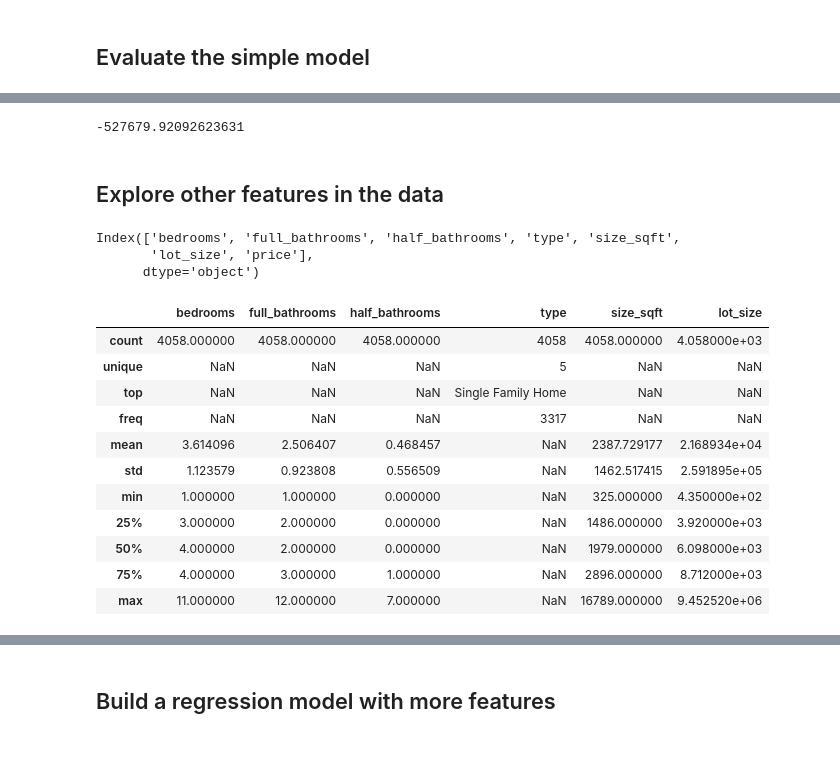
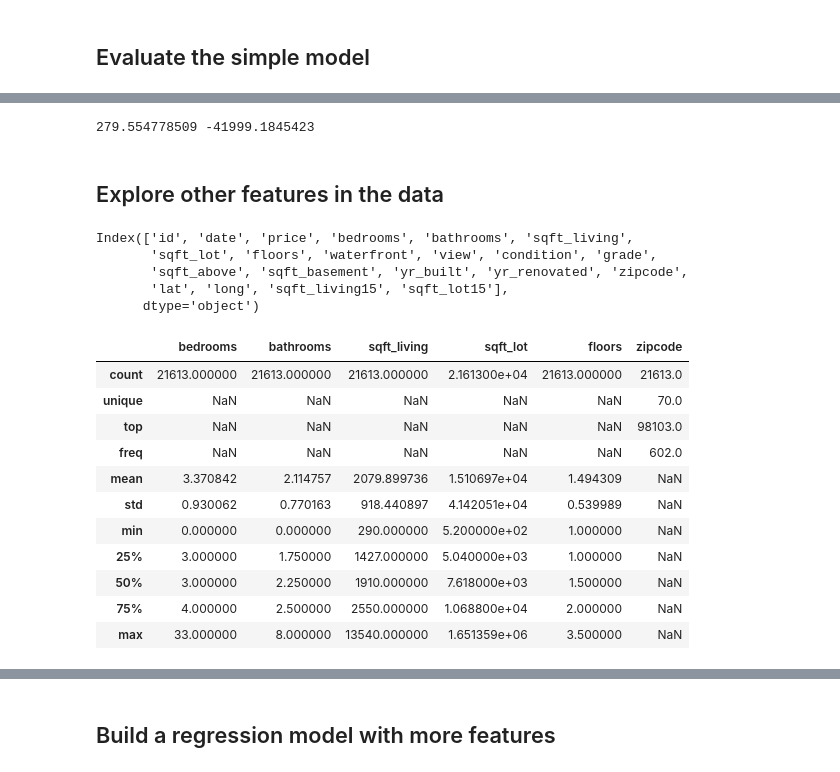
Before and after one commit to Donnyvdm/courses, a Jupyter notebook: Machine Learning Foundations/1 A Case Study Approach/Week 2/Predicting House Prices.ipynb, the cells around one changed output, grey strips where cells are left out. Drawn from its saved outputs; the diff is of its cells as text; code cells hidden in the pictures.

```diff
--- a/Machine Learning Foundations/1 A Case Study Approach/Week 2/Predicting House Prices.ipynb
+++ b/Machine Learning Foundations/1 A Case Study Approach/Week 2/Predicting House Prices.ipynb
@@ -23,2 +17,2 @@ plt.style.use = 'default'
 # %%
-houses = pd.read_csv("realtor_importio_cleaned.csv").dropna()
+sales = pd.read_csv("../data/home_data.csv")
@@ -33,0 +56,3 @@ houses.head()
+# %%
+sales['date'] = pd.to_datetime(sales['date'])
+sales['zipcode'] = sales['zipcode'].astype('category')
@@ -104,12 +131,14 @@ array([ 363.1397523])
-# %%
-sqft_model.intercept_
-# %% [output]
--527679.92092623631
+# %%
+print(sqft_model.coef_[0], sqft_model.intercept_)
+# %% [output]
+279.554778509 -41999.1845423
 # %% [markdown]
 ## Explore other features in the data
 # %%
-houses.columns
+sales.columns
 # %% [output]
-Index(['bedrooms', 'full_bathrooms', 'half_bathrooms', 'type', 'size_sqft',
-       'lot_size', 'price'],
+Index(['id', 'date', 'price', 'bedrooms', 'bathrooms', 'sqft_living',
+       'sqft_lot', 'floors', 'waterfront', 'view', 'condition', 'grade',
+       'sqft_above', 'sqft_basement', 'yr_built', 'yr_renovated', 'zipcode',
+       'lat', 'long', 'sqft_living15', 'sqft_lot15'],
       dtype='object')
@@ -118,16 +145,18 @@ my_features = ['bedrooms', 'full_bathrooms', 'half_bathrooms', 'type', 'size_sqf
+# %%
+my_features = ['bedrooms', 'bathrooms', 'sqft_living', 'sqft_lot', 'floors', 'zipcode']
 # %%
-houses[my_features].describe(include = 'all')
+sales[my_features].describe(include = 'all')
 # %% [output]
-|  | bedrooms | full_bathrooms | half_bathrooms | type | size_sqft | lot_size |
-| count | 4058.000000 | 4058.000000 | 4058.000000 | 4058 | 4058.000000 | 4.058000e+03 |
-| unique | NaN | NaN | NaN | 5 | NaN | NaN |
-| top | NaN | NaN | NaN | Single Family Home | NaN | NaN |
-| freq | NaN | NaN | NaN | 3317 | NaN | NaN |
-| mean | 3.614096 | 2.506407 | 0.468457 | NaN | 2387.729177 | 2.168934e+04 |
-| std | 1.123579 | 0.923808 | 0.556509 | NaN | 1462.517415 | 2.591895e+05 |
-| min | 1.000000 | 1.000000 | 0.000000 | NaN | 325.000000 | 4.350000e+02 |
-| 25% | 3.000000 | 2.000000 | 0.000000 | NaN | 1486.000000 | 3.920000e+03 |
-| 50% | 4.000000 | 2.000000 | 0.000000 | NaN | 1979.000000 | 6.098000e+03 |
-| 75% | 4.000000 | 3.000000 | 1.000000 | NaN | 2896.000000 | 8.712000e+03 |
-| max | 11.000000 | 12.000000 | 7.000000 | NaN | 16789.000000 | 9.452520e+06 |
+|  | bedrooms | bathrooms | sqft_living | sqft_lot | floors | zipcode |
+| count | 21613.000000 | 21613.000000 | 21613.000000 | 2.161300e+04 | 21613.000000 | 21613.0 |
+| unique | NaN | NaN | NaN | NaN | NaN | 70.0 |
+| top | NaN | NaN | NaN | NaN | NaN | 98103.0 |
+| freq | NaN | NaN | NaN | NaN | NaN | 602.0 |
+| mean | 3.370842 | 2.114757 | 2079.899736 | 1.510697e+04 | 1.494309 | NaN |
+| std | 0.930062 | 0.770163 | 918.440897 | 4.142051e+04 | 0.539989 | NaN |
+| min | 0.000000 | 0.000000 | 290.000000 | 5.200000e+02 | 1.000000 | NaN |
+| 25% | 3.000000 | 1.750000 | 1427.000000 | 5.040000e+03 | 1.000000 | NaN |
+| 50% | 3.000000 | 2.250000 | 1910.000000 | 7.618000e+03 | 1.500000 | NaN |
+| 75% | 4.000000 | 2.500000 | 2550.000000 | 1.068800e+04 | 2.000000 | NaN |
+| max | 33.000000 | 8.000000 | 13540.000000 | 1.651359e+06 | 3.500000 | NaN |
 # %%
```
Also changed, not shown: parts of 54 cells of this notebook.
